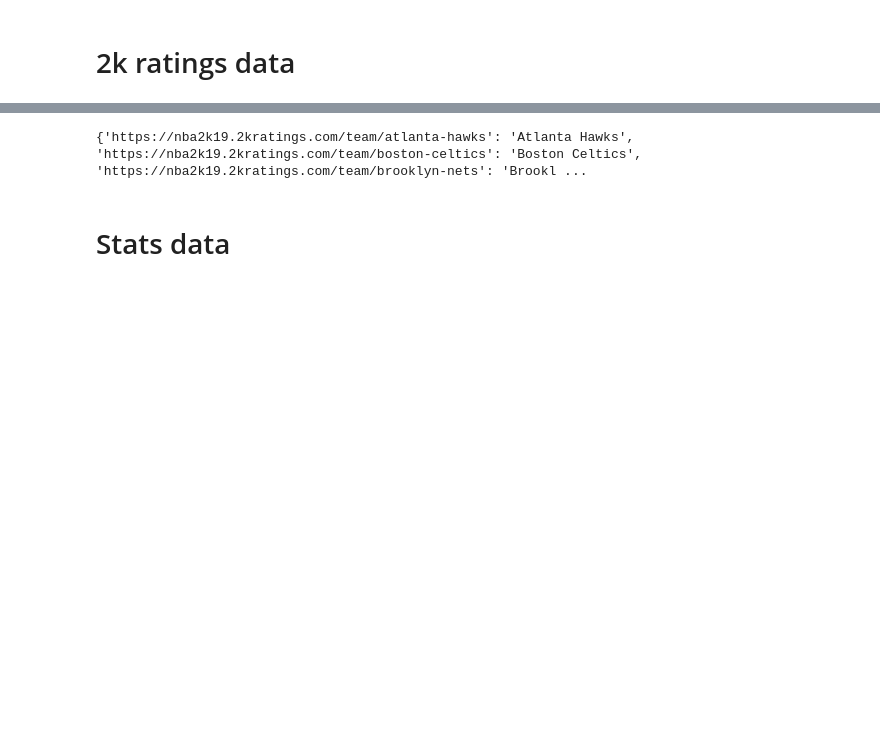
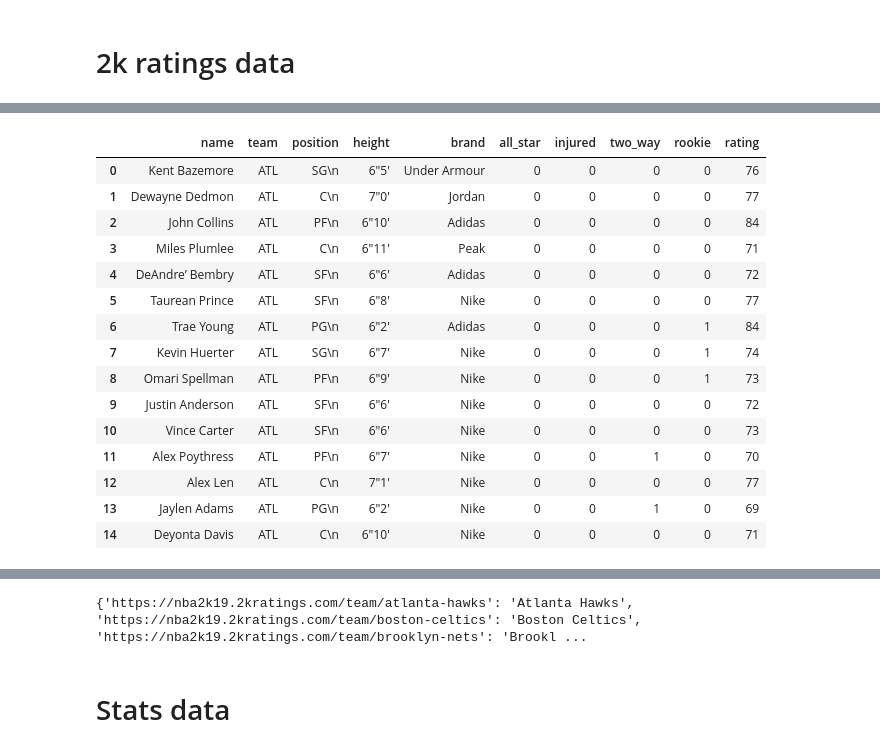
Before and after one commit to rtrinchet/NBA-2K-ratings, a Jupyter notebook: Notebooks/Get_data_2k_plus_stats.ipynb, the cells around one changed output, grey strips where cells are left out. Drawn from its saved outputs; the diff is of its cells as text; code cells hidden in the pictures; blank space fills up the shorter version.

```diff
--- a/Notebooks/Get_data_2k_plus_stats.ipynb
+++ b/Notebooks/Get_data_2k_plus_stats.ipynb
@@ -44,0 +30,25 @@ Crawl-delay: 10
+# %%
+url="https://nba2k19.2kratings.com/team/atlanta-hawks"
+page = requests.get(url)
+soup = BeautifulSoup(page.content, 'lxml')
+table = soup.find("tbody")
+
+for player in table.find_all("tr"):
+
+    print(player.find_all("td"))
+    # name of the player
+    name = player.find_all("td")[1].a.text
+    pos = player.find_all("td")[3].text
+#     team = player.find_all("td")[1].small.text
+    # height
+    height =  player.find_all("td")[4].text
+
+    # rating
+    rating = player.find_all("td")[2].span.text
+
+    # brand
+    brand = player.find_all("td")[5].text
+
+    print(name, pos, height, brand, rating )
+    ratings_19 = pd.DataFrame({'name': [name], 'rating': [rating], 'team': ["ATL"]})
+ratings_19
@@ -44,0 +151,19 @@ Crawl-delay: 10
+# %%
+get_data(url, 'ATL')
+# %% [output]
+|  | name | team | position | height | brand | all_star | injured | two_way | rookie | rating |
+| 0 | Kent Bazemore | ATL | SG\n | 6"5' | Under Armour | 0 | 0 | 0 | 0 | 76 |
+| 1 | Dewayne Dedmon | ATL | C\n | 7"0' | Jordan | 0 | 0 | 0 | 0 | 77 |
+| 2 | John Collins | ATL | PF\n | 6"10' | Adidas | 0 | 0 | 0 | 0 | 84 |
+| 3 | Miles Plumlee | ATL | C\n | 6"11' | Peak | 0 | 0 | 0 | 0 | 71 |
+| 4 | DeAndre’ Bembry | ATL | SF\n | 6"6' | Adidas | 0 | 0 | 0 | 0 | 72 |
+| 5 | Taurean Prince | ATL | SF\n | 6"8' | Nike | 0 | 0 | 0 | 0 | 77 |
+| 6 | Trae Young | ATL | PG\n | 6"2' | Adidas | 0 | 0 | 0 | 1 | 84 |
+| 7 | Kevin Huerter | ATL | SG\n | 6"7' | Nike | 0 | 0 | 0 | 1 | 74 |
+| 8 | Omari Spellman | ATL | PF\n | 6"9' | Nike | 0 | 0 | 0 | 1 | 73 |
+| 9 | Justin Anderson | ATL | SF\n | 6"6' | Nike | 0 | 0 | 0 | 0 | 72 |
+| 10 | Vince Carter | ATL | SF\n | 6"6' | Nike | 0 | 0 | 0 | 0 | 73 |
+| 11 | Alex Poythress | ATL | PF\n | 6"7' | Nike | 0 | 0 | 1 | 0 | 70 |
+| 12 | Alex Len | ATL | C\n | 7"1' | Nike | 0 | 0 | 0 | 0 | 77 |
+| 13 | Jaylen Adams | ATL | PG\n | 6"2' | Nike | 0 | 0 | 1 | 0 | 69 |
+| 14 | Deyonta Davis | ATL | C\n | 6"10' | Nike | 0 | 0 | 0 | 0 | 71 |
```
Also changed, not shown: parts of 9 cells of this notebook, 1 other file.
